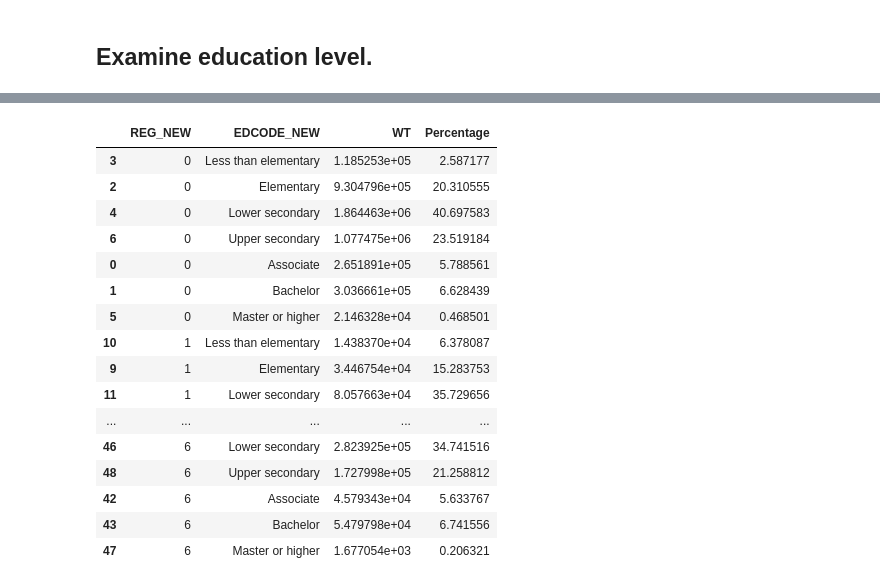
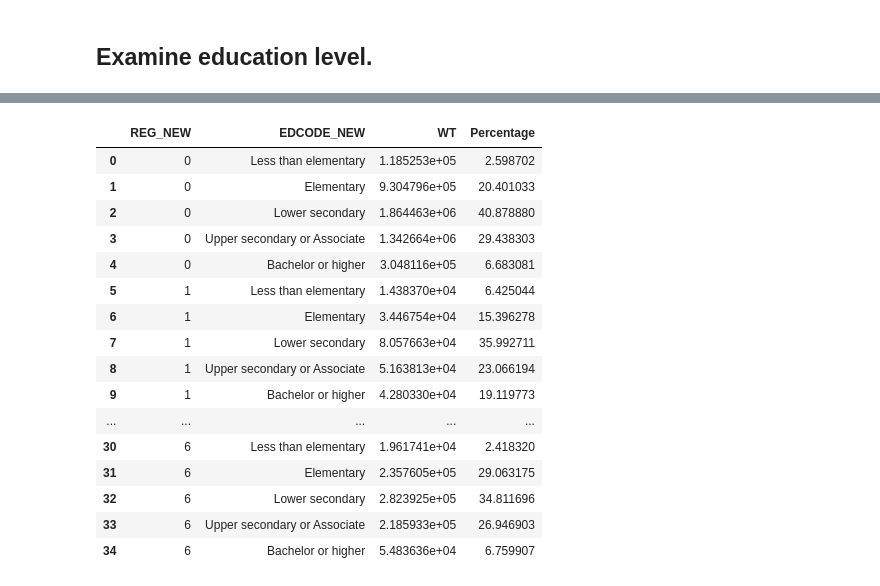
Before and after one commit to PhakphumJ/Thesis_code, a Jupyter notebook: LFS_code.ipynb, the cells around one changed output, grey strips where cells are left out. Saved outputs shown, nothing was run; the diff lists cells and outputs as text; code cells hidden in the pictures.

Commit message:
Sort index.

```diff
--- a/LFS_code.ipynb
+++ b/LFS_code.ipynb
@@ -174,14 +174,10 @@ def EDCODE_NEW(df):
         return "Elementary"
     elif df["EDCODE"] == 4:
         return "Lower secondary"
-    elif (df["EDCODE"] >= 5) & (df["EDCODE"] <= 7):
-        return "Upper secondary"
-    elif (df["EDCODE"] >= 8) & (df["EDCODE"] <= 10):
-        return "Associate"
-    elif (df["EDCODE"] >= 11) & (df["EDCODE"] <= 13):
-        return "Bachelor"
-    elif df["EDCODE"] >= 14:
-        return "Master or higher"
+    elif (df["EDCODE"] >= 5) & (df["EDCODE"] <= 10):
+        return "Upper secondary or Associate"
+    elif (df["EDCODE"] >= 11) & (df["EDCODE"] <= 15):
+        return "Bachelor or higher"
     else:
         return "Other/Unknown"
 
@@ -311,48 +313,48 @@ LFS_56_Q1_YOUNG_EDU_REG_TOTAL["Percentage"] = LFS_56_Q1_YOUNG_EDU_REG_TOTAL.grou
 LFS_56_Q1_YOUNG_EDU_NAT_TOTAL = LFS_56_Q1_YOUNG_EDU_REG_TOTAL.groupby(["EDCODE_NEW"]).agg({"WT": "sum"}).reset_index()
 
 ## Create column REG_NEW for the national level. Set it to 0.
 LFS_56_Q1_YOUNG_EDU_NAT_TOTAL["REG_NEW"] = 0
 
 # Make REG_NEW the first column.
 cols = LFS_56_Q1_YOUNG_EDU_NAT_TOTAL.columns.tolist()
 
 cols = cols[-1:] + cols[:-1]
 LFS_56_Q1_YOUNG_EDU_NAT_TOTAL = LFS_56_Q1_YOUNG_EDU_NAT_TOTAL[cols]
 
 ## Create a new column for the percentage of each education level
 LFS_56_Q1_YOUNG_EDU_NAT_TOTAL["Percentage"] = LFS_56_Q1_YOUNG_EDU_NAT_TOTAL["WT"]/LFS_56_Q1_YOUNG_EDU_NAT_TOTAL["WT"].sum()*100
 
 ## Concatenate the national level data to the regional level data.
 LFS_56_Q1_YOUNG_EDU_REG_TOTAL = pd.concat([LFS_56_Q1_YOUNG_EDU_NAT_TOTAL, LFS_56_Q1_YOUNG_EDU_REG_TOTAL], axis = 0).reset_index(drop=True) ## drop previous index entirely.
 
 ## remove the dataframes that are no longer needed.
 del LFS_56_Q1_YOUNG_EDU_NAT_TOTAL
 
 ### Sort the table by EDCODE_NEW.
-custom_dict_edu = {'Less than elementary': 0, 'Elementary': 1, 'Lower secondary': 2, 'Upper secondary': 3, 'Associate': 4, 'Bachelor': 5, 'Master or higher': 6, 'Other/Unknown': 7}
+custom_dict_edu = {'Less than elementary': 0, 'Elementary': 1, 'Lower secondary': 2, 'Upper secondary or Associate': 3, 'Bachelor or higher': 4, 'Other/Unknown': 5}
 
 # Convert EDCODE_NEW to an ordered categorical data type
 LFS_56_Q1_YOUNG_EDU_REG_TOTAL['EDCODE_NEW'] = pd.Categorical(LFS_56_Q1_YOUNG_EDU_REG_TOTAL['EDCODE_NEW'], categories=custom_dict_edu.keys(), ordered=True)
 
 # Sort the table by EDCODE_NEW and REG_NEW
-LFS_56_Q1_YOUNG_EDU_REG_TOTAL.sort_values(by=['REG_NEW', 'EDCODE_NEW'], inplace=True)
+LFS_56_Q1_YOUNG_EDU_REG_TOTAL.sort_values(by=['REG_NEW', 'EDCODE_NEW'], inplace=True, ignore_index = True)
 
 LFS_56_Q1_YOUNG_EDU_REG_TOTAL
 # %% [output]
 |  | REG_NEW | EDCODE_NEW | WT | Percentage |
-| 3 | 0 | Less than elementary | 1.185253e+05 | 2.587177 |
-| 2 | 0 | Elementary | 9.304796e+05 | 20.310555 |
-| 4 | 0 | Lower secondary | 1.864463e+06 | 40.697583 |
-| 6 | 0 | Upper secondary | 1.077475e+06 | 23.519184 |
-| 0 | 0 | Associate | 2.651891e+05 | 5.788561 |
-| 1 | 0 | Bachelor | 3.036661e+05 | 6.628439 |
-| 5 | 0 | Master or higher | 2.146328e+04 | 0.468501 |
-| 10 | 1 | Less than elementary | 1.438370e+04 | 6.378087 |
-| 9 | 1 | Elementary | 3.446754e+04 | 15.283753 |
-| 11 | 1 | Lower secondary | 8.057663e+04 | 35.729656 |
+| 0 | 0 | Less than elementary | 1.185253e+05 | 2.598702 |
+| 1 | 0 | Elementary | 9.304796e+05 | 20.401033 |
+| 2 | 0 | Lower secondary | 1.864463e+06 | 40.878880 |
+| 3 | 0 | Upper secondary or Associate | 1.342664e+06 | 29.438303 |
+| 4 | 0 | Bachelor or higher | 3.048116e+05 | 6.683081 |
+| 5 | 1 | Less than elementary | 1.438370e+04 | 6.425044 |
+| 6 | 1 | Elementary | 3.446754e+04 | 15.396278 |
+| 7 | 1 | Lower secondary | 8.057663e+04 | 35.992711 |
+| 8 | 1 | Upper secondary or Associate | 5.163813e+04 | 23.066194 |
+| 9 | 1 | Bachelor or higher | 4.280330e+04 | 19.119773 |
 | ... | ... | ... | ... | ... |
-| 46 | 6 | Lower secondary | 2.823925e+05 | 34.741516 |
-| 48 | 6 | Upper secondary | 1.727998e+05 | 21.258812 |
-| 42 | 6 | Associate | 4.579343e+04 | 5.633767 |
-| 43 | 6 | Bachelor | 5.479798e+04 | 6.741556 |
-| 47 | 6 | Master or higher | 1.677054e+03 | 0.206321 |
+| 30 | 6 | Less than elementary | 1.961741e+04 | 2.418320 |
+| 31 | 6 | Elementary | 2.357605e+05 | 29.063175 |
+| 32 | 6 | Lower secondary | 2.823925e+05 | 34.811696 |
+| 33 | 6 | Upper secondary or Associate | 2.185933e+05 | 26.946903 |
+| 34 | 6 | Bachelor or higher | 5.483636e+04 | 6.759907 |
```
Also changed, not shown: parts of 4 cells of this notebook.
